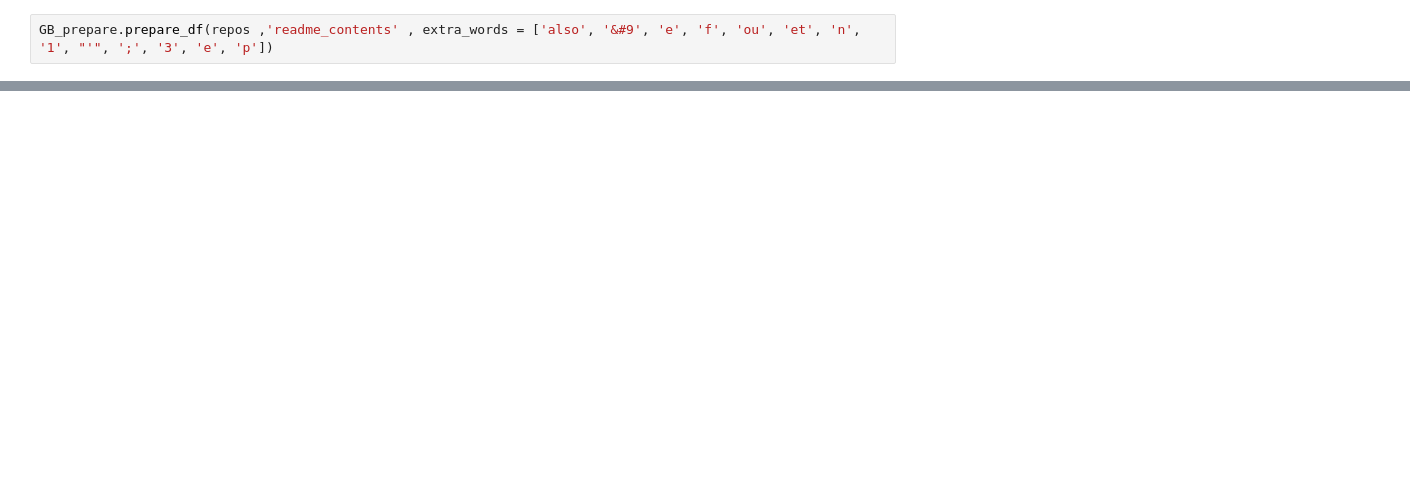
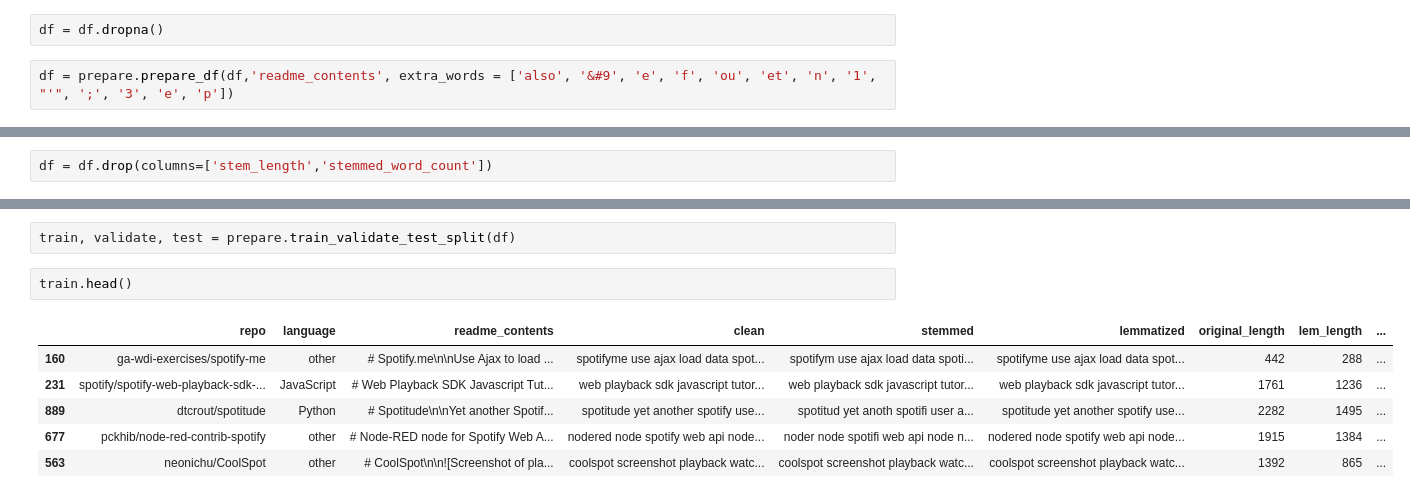
Before and after one commit to Kalpana-group-5/NLP_project, a Jupyter notebook: kevins-notebook.ipynb, the cells around one changed output, grey strips where cells are left out. Drawn from its saved outputs; the diff is of its cells as text; blank space fills up the shorter version.

```diff
--- a/kevins-notebook.ipynb
+++ b/kevins-notebook.ipynb
@@ -15,2 +23,4 @@ len(repos[repos.original_length==0])
+# %%
+df = df.dropna()
 # %%
-GB_prepare.prepare_df(repos ,'readme_contents' , extra_words = ['also', '&#9', 'e', 'f', 'ou', 'et', 'n', '1', "'", ';', '3', 'e', 'p'])
+df = prepare.prepare_df(df,'readme_contents', extra_words = ['also', '&#9', 'e', 'f', 'ou', 'et', 'n', '1', "'", ';', '3', 'e', 'p'])
@@ -36,0 +37,2 @@ dans_prepare.nlp_prep2(repos)
+# %%
+df = df.drop(columns=['stem_length','stemmed_word_count'])
@@ -36,0 +59,11 @@ dans_prepare.nlp_prep2(repos)
+# %%
+train, validate, test = prepare.train_validate_test_split(df)
+# %%
+train.head()
+# %% [output]
+|  | repo | language | readme_contents | clean | stemmed | lemmatized | original_length | lem_length | ... |
+| 160 | ga-wdi-exercises/spotify-me | other | # Spotify.me\n\nUse Ajax to load ... | spotifyme use ajax load data spot... | spotifym use ajax load data spoti... | spotifyme use ajax load data spot... | 442 | 288 | ... |
+| 231 | spotify/spotify-web-playback-sdk-... | JavaScript | # Web Playback SDK Javascript Tut... | web playback sdk javascript tutor... | web playback sdk javascript tutor... | web playback sdk javascript tutor... | 1761 | 1236 | ... |
+| 889 | dtcrout/spotitude | Python | # Spotitude\n\nYet another Spotif... | spotitude yet another spotify use... | spotitud yet anoth spotifi user a... | spotitude yet another spotify use... | 2282 | 1495 | ... |
+| 677 | pckhib/node-red-contrib-spotify | other | # Node-RED node for Spotify Web A... | nodered node spotify web api node... | noder node spotifi web api node n... | nodered node spotify web api node... | 1915 | 1384 | ... |
+| 563 | neonichu/CoolSpot | other | # CoolSpot\n\n![Screenshot of pla... | coolspot screenshot playback watc... | coolspot screenshot playback watc... | coolspot screenshot playback watc... | 1392 | 865 | ... |
```
Also changed, not shown: parts of 32 cells of this notebook, 2 other files.
